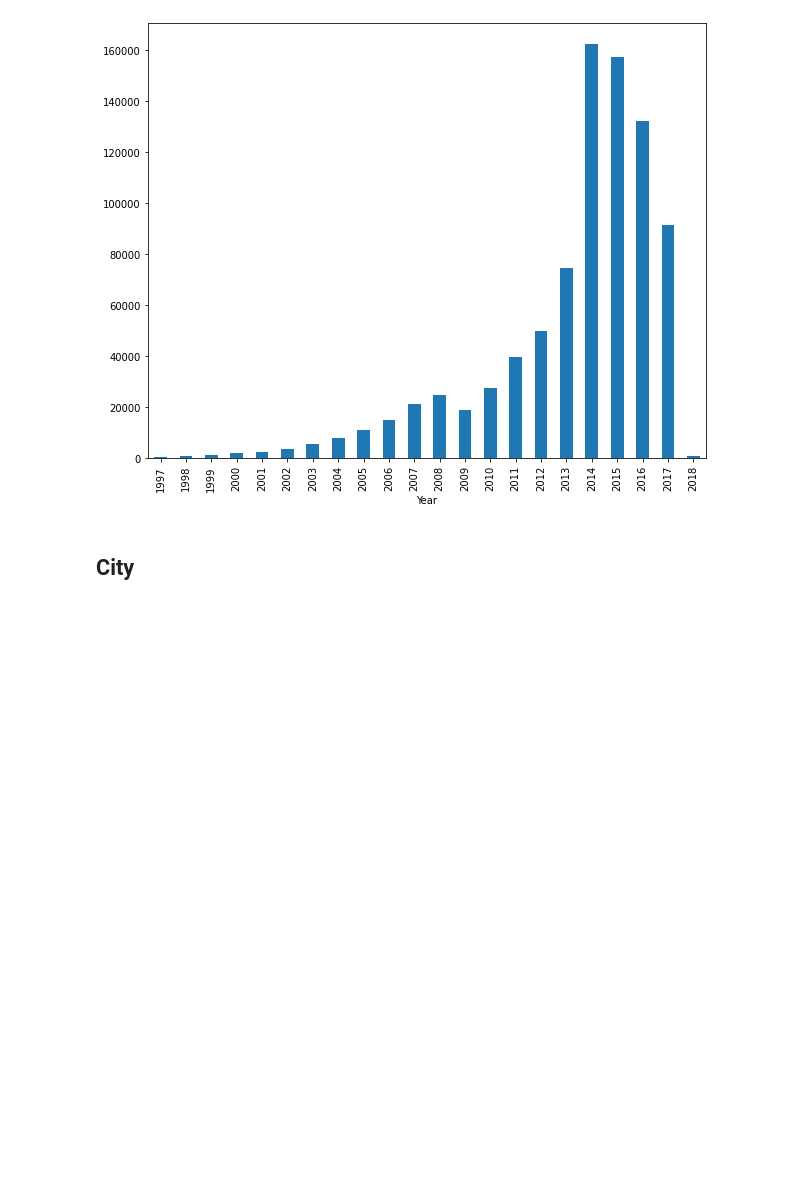
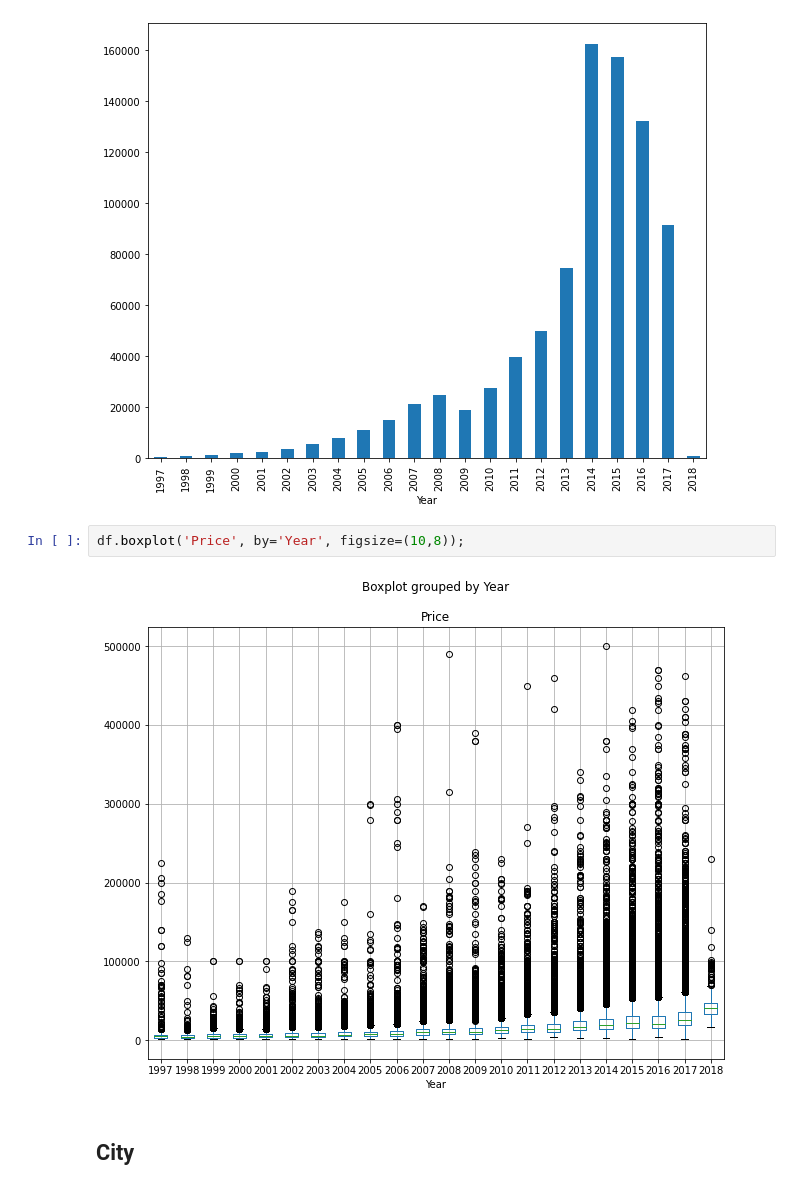
Before and after one commit to swilsonmfc/notebooks, a Jupyter notebook: NeuralNetworksEmbedding.ipynb, the cells around one changed output. Saved outputs shown, nothing was run; the diff lists cells and outputs as text; blank space fills up the shorter version.

```diff
--- a/NeuralNetworksEmbedding.ipynb
+++ b/NeuralNetworksEmbedding.ipynb
@@ -196,6 +199,10 @@ df.groupby('Year').size().plot(kind='bar', figsize=(10,8))
 # %% [output]
 <matplotlib.axes._subplots.AxesSubplot at 0x...>
 [figure]
+# %%
+df.boxplot('Price', by='Year', figsize=(10,8));
+# %% [output]
+[figure, added]
 # %% [markdown]
 ## City
 # %%
```
Also changed, not shown: parts of 12 cells of this notebook.
